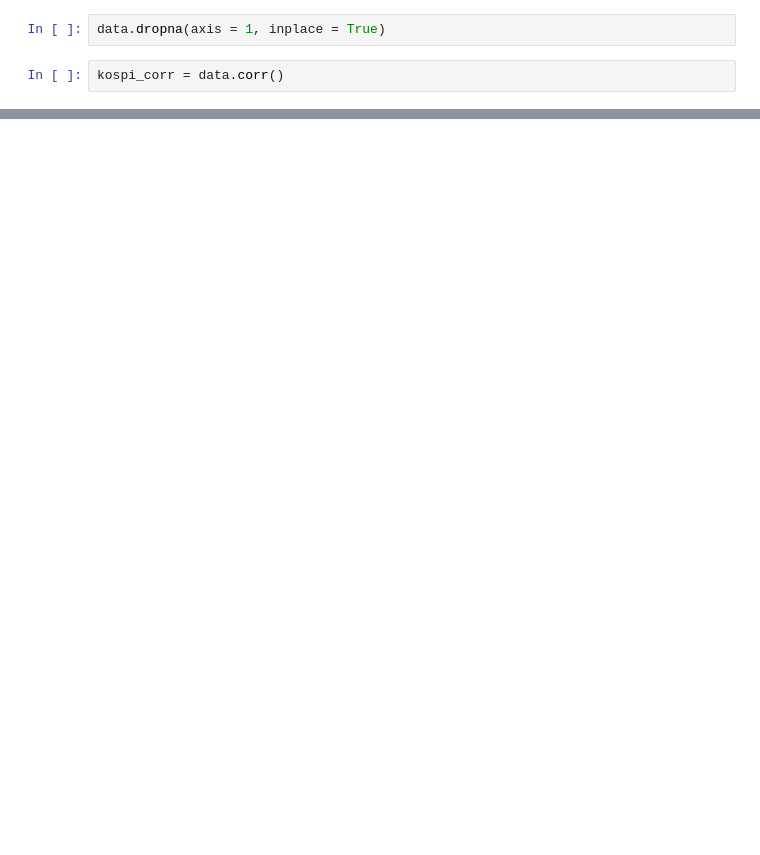
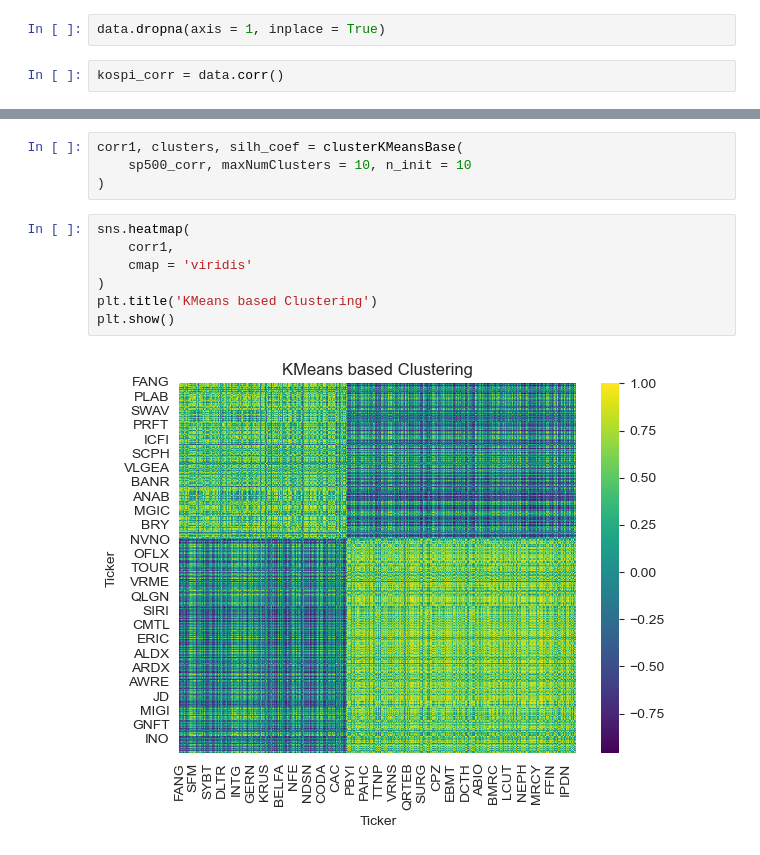
Before and after one commit to Tommylee1013/FinancialMachineLearning, a Jupyter notebook: Machine_learning_for_asset_managers/Clustering.ipynb, the cells around one changed output, grey strips where cells are left out. Saved outputs shown, nothing was run; the diff lists cells and outputs as text; blank space fills up the shorter version.

```diff
--- a/Machine_learning_for_asset_managers/Clustering.ipynb
+++ b/Machine_learning_for_asset_managers/Clustering.ipynb
@@ -151,0 +201,13 @@ plt.show()
+# %%
+corr1, clusters, silh_coef = clusterKMeansBase(
+    sp500_corr, maxNumClusters = 10, n_init = 10
+)
+# %%
+sns.heatmap(
+    corr1,
+    cmap = 'viridis'
+)
+plt.title('KMeans based Clustering')
+plt.show()
+# %% [output]
+[figure, added]
```
Also changed, not shown: parts of 19 cells of this notebook.
